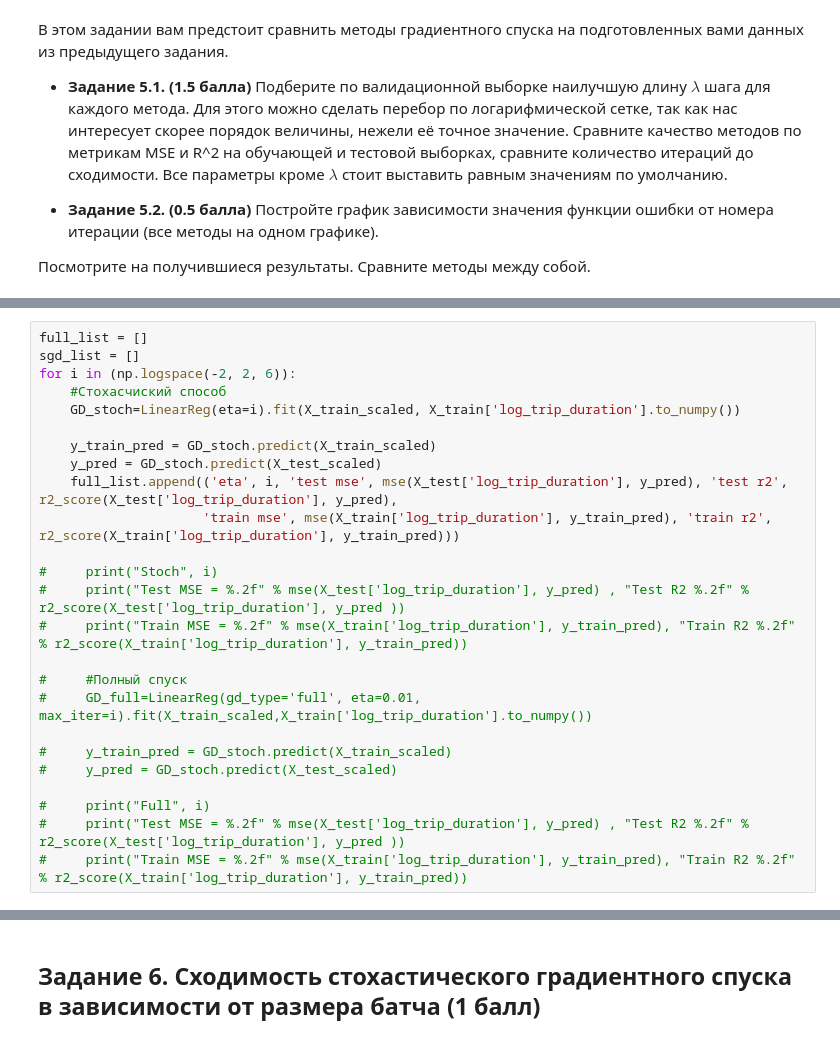
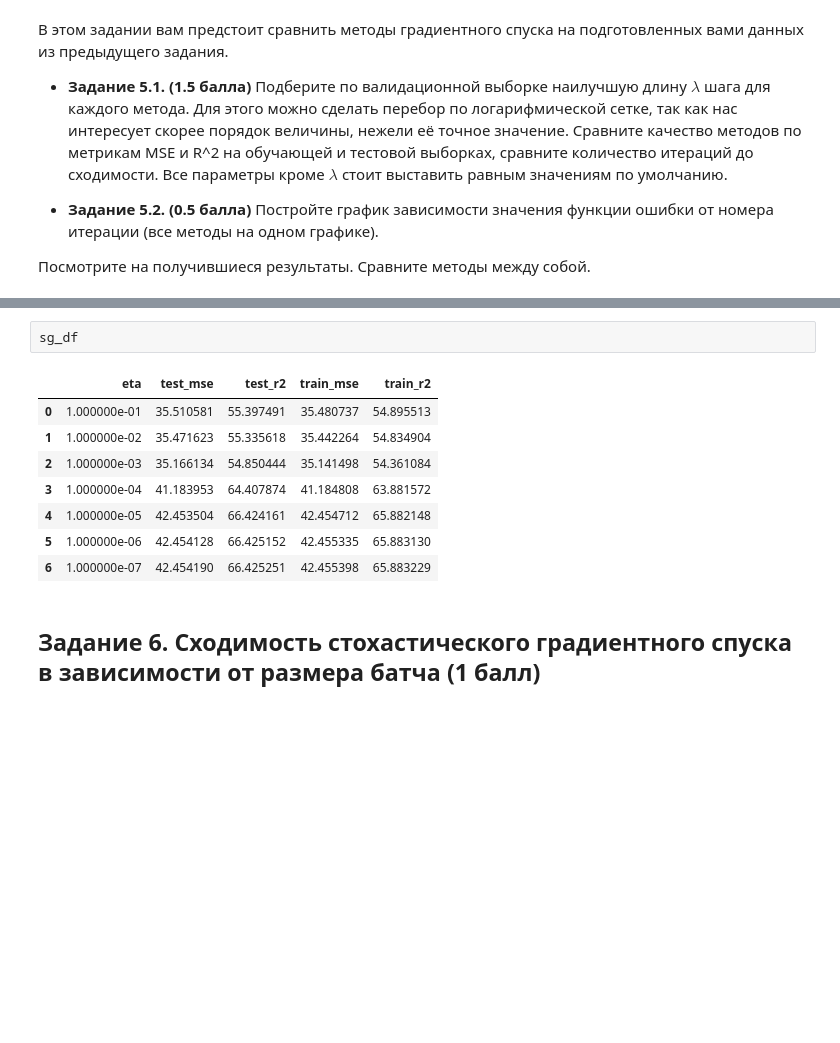
Before and after one commit to HeySlava/hse_course, a Jupyter notebook: homework3/homework-practice-03-gd.ipynb, the cells around one changed output, grey strips where cells are left out. Cells and saved outputs as stored; diff of their text form; blank space fills up the shorter version.

```diff
--- a/homework3/homework-practice-03-gd.ipynb
+++ b/homework3/homework-practice-03-gd.ipynb
@@ -548,25 +544,0 @@ Train MSE = 0.47 Train R2 0.26
-# %%
-full_list = []
-sgd_list = []
-for i in (np.logspace(-2, 2, 6)):
-    #Стохасчиский способ
-    GD_stoch=LinearReg(eta=i).fit(X_train_scaled, X_train['log_trip_duration'].to_numpy())
-
-    y_train_pred = GD_stoch.predict(X_train_scaled)
-    y_pred = GD_stoch.predict(X_test_scaled)
-    full_list.append(('eta', i, 'test mse', mse(X_test['log_trip_duration'], y_pred), 'test r2', r2_score(X_test['log_trip_duration'], y_pred),
-                     'train mse', mse(X_train['log_trip_duration'], y_train_pred), 'train r2', r2_score(X_train['log_trip_duration'], y_train_pred)))
-
-#     print("Stoch", i)
-#     print("Test MSE = %.2f" % mse(X_test['log_trip_duration'], y_pred) , "Test R2 %.2f" % r2_score(X_test['log_trip_duration'], y_pred ))
-#     print("Train MSE = %.2f" % mse(X_train['log_trip_duration'], y_train_pred), "Train R2 %.2f" % r2_score(X_train['log_trip_duration'], y_train_pred))
-
-#     #Полный спуск
-#     GD_full=LinearReg(gd_type='full', eta=0.01, max_iter=i).fit(X_train_scaled,X_train['log_trip_duration'].to_numpy())
-
-#     y_train_pred = GD_stoch.predict(X_train_scaled)
-#     y_pred = GD_stoch.predict(X_test_scaled)
-
-#     print("Full", i)
-#     print("Test MSE = %.2f" % mse(X_test['log_trip_duration'], y_pred) , "Test R2 %.2f" % r2_score(X_test['log_trip_duration'], y_pred ))
-#     print("Train MSE = %.2f" % mse(X_train['log_trip_duration'], y_train_pred), "Train R2 %.2f" % r2_score(X_train['log_trip_duration'], y_train_pred))
@@ -654,3 +600,14 @@ break
+# %%
+sg_df
+# %% [output]
+|  | eta | test_mse | test_r2 | train_mse | train_r2 |
+| 0 | 1.000000e-01 | 35.510581 | 55.397491 | 35.480737 | 54.895513 |
+| 1 | 1.000000e-02 | 35.471623 | 55.335618 | 35.442264 | 54.834904 |
+| 2 | 1.000000e-03 | 35.166134 | 54.850444 | 35.141498 | 54.361084 |
+| 3 | 1.000000e-04 | 41.183953 | 64.407874 | 41.184808 | 63.881572 |
+| 4 | 1.000000e-05 | 42.453504 | 66.424161 | 42.454712 | 65.882148 |
+| 5 | 1.000000e-06 | 42.454128 | 66.425152 | 42.455335 | 65.883130 |
+| 6 | 1.000000e-07 | 42.454190 | 66.425251 | 42.455398 | 65.883229 |
 # %% [markdown]
 ## Задание 6. Сходимость стохастического градиентного спуска в зависимости от размера батча (1 балл)
 # %% [markdown]
```
Also changed, not shown: parts of 12 cells of this notebook.
